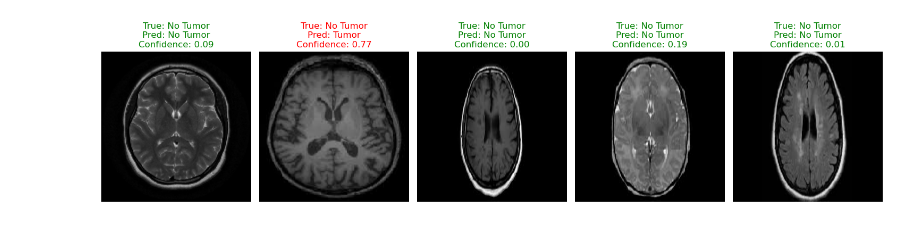
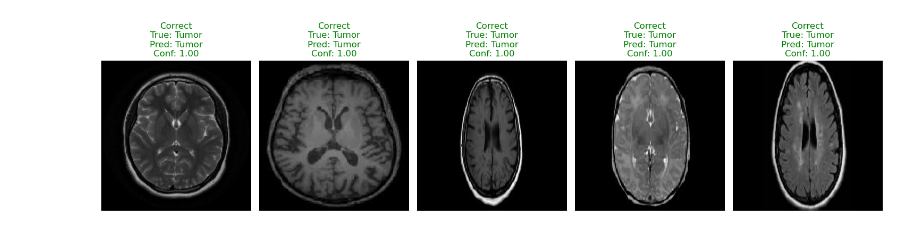
Before and after one commit to sanchitash15/Brain-Tumor-Detection, a Jupyter notebook: Brain_Tumour_Detection.ipynb, the cells around one changed output. Cells and saved outputs as stored; diff of their text form; code cells hidden in the pictures.

```diff
--- a/Brain_Tumour_Detection.ipynb
+++ b/Brain_Tumour_Detection.ipynb
@@ -372,26 +823,49 @@ weighted avg       0.78      0.78      0.78        50
 
 
 
+
 import numpy as np
+import matplotlib.pyplot as plt
 
-def show_predictions(generator, model, class_names=['No Tumor', 'Tumor'], n=5):
-    generator.reset()
-    images, labels = next(generator)
+def show_predictions_with_balance(generator, model, class_names=['No Tumor', 'Tumor'], n=5):
+    found_tumor = False
+    attempts = 0
+    max_attempts = 10  # avoid infinite loops
+
+    while not found_tumor and attempts < max_attempts:
+        generator.reset()
+        for _ in range(len(generator)):
+            images, labels = next(generator)
+            if 1 in labels:  # Tumor class found
+                found_tumor = True
+                break
+        attempts += 1
+
     preds = model.predict(images)
 
     plt.figure(figsize=(15, 5))
     for i in range(n):
         plt.subplot(1, n, i+1)
         plt.imshow(images[i])
-        true_label = class_names[int(labels[i])]
+
+        true_idx = int(labels[i])
         pred_prob = preds[i][0]
-        pred_label = class_names[int(pred_prob > 0.5)]
-        color = 'green' if true_label == pred_label else 'red'
+        pred_idx = int(pred_prob > 0.5)
 
-        plt.title(f"True: {true_label}\nPred: {pred_label}\nConfidence: {pred_prob:.2f}", color=color)
+        true_label = class_names[true_idx]
+        pred_label = class_names[pred_idx]
+
+        # Compare indices, not strings
+        if true_idx == pred_idx:
+            plt.title(f"Correct\nTrue: {true_label}\nPred: {pred_label}\nConf: {pred_prob:.2f}", color='green')
+        else:
+            plt.title(f"Wrong\nTrue: {true_label}\nPred: {pred_label}\nConf: {pred_prob:.2f}", color='red')
+
         plt.axis('off')
+
     plt.tight_layout()
     plt.show()
 
-show_predictions(validation_generator, model)
+# Call the function
+show_predictions_with_balance(validation_generator, model)
 # %% [output]
@@ -399 +873 @@ show_predictions(validation_generator, model)
-[figure, old version]
+[figure, new version]
```
Also changed, not shown: parts of 38 cells of this notebook, 2 other files.
